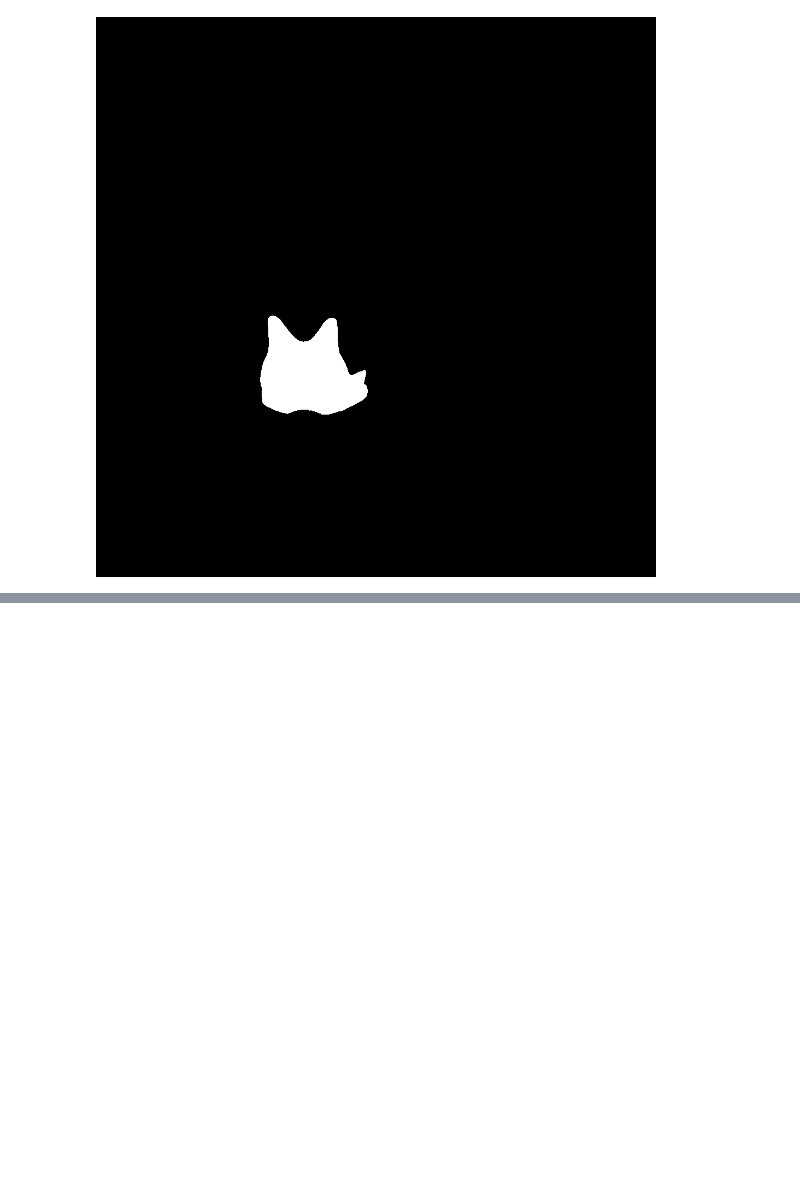
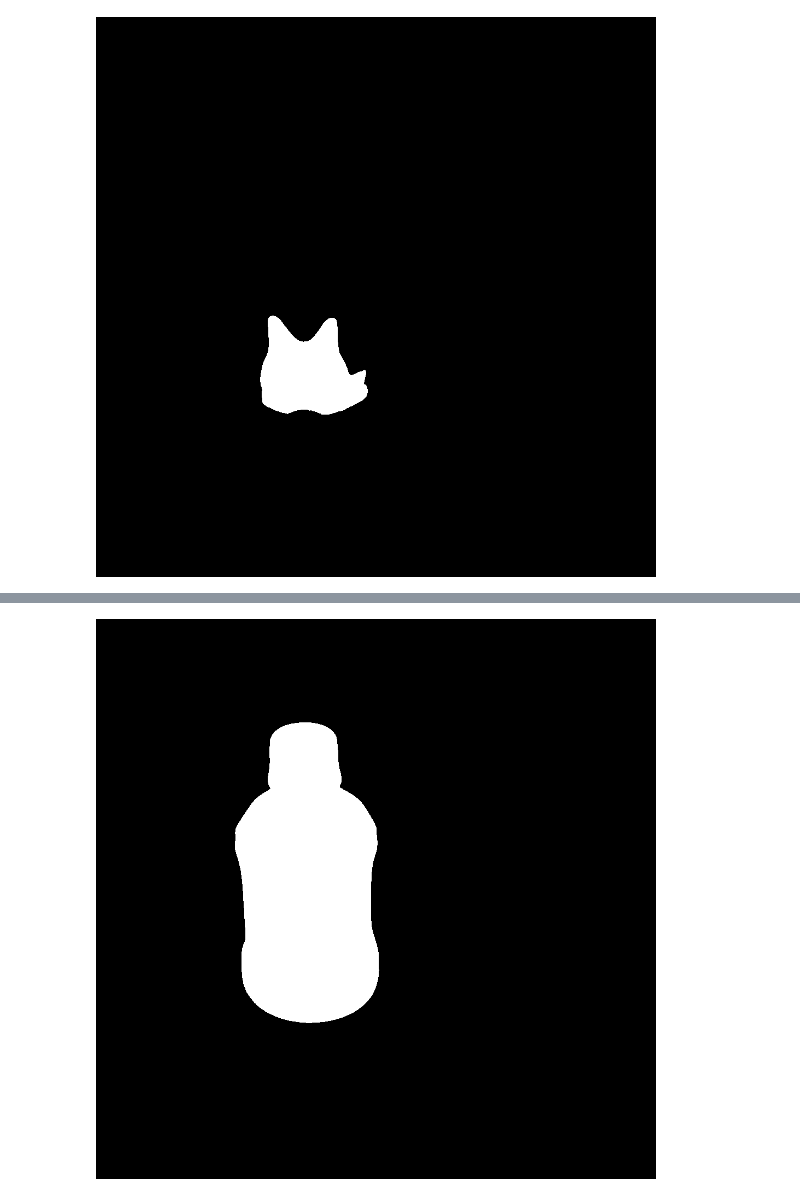
Before and after one commit to Tyaba/segmenter-api, a Jupyter notebook: notebooks/request.ipynb, the cells around one changed output, grey strips where cells are left out. Drawn from its saved outputs; the diff is of its cells as text; code cells hidden in the pictures; blank space fills up the shorter version.

Commit message:
feat: add birefnet, foreground segment ui

```diff
--- a/notebooks/request.ipynb
+++ b/notebooks/request.ipynb
@@ -19,7 +22,8 @@ from segmenter_api.usecase.ui.text2segment import (
 )
 from segmenter_api.utils.image import boolean2image, pil2base64
 # %%
-server_url = "http://localhost:8080/text2segment"
+text2segment_url = "http://localhost:8080/text2segment"
+foreground_segment_url = "http://localhost:8080/foreground_segment"
 # %%
 image_path = Path("tests/data/abema_water.png")
 image = Image.open(image_path)
@@ -61,2 +68,9 @@ mask_images[1]
 # %% [output]
 [figure]
+# %%
+# ForegroundSegment
+foreground_segment_request = ForegroundSegmentRequest(
+    image=image,
+    segmenter_type=SegmenterType.BIREFNET,
+)
+foreground_segment_request_data = foreground_segment_request.model_dump()
@@ -62,0 +83,10 @@ mask_images[1]
+# %%
+foreground_segment_response = requests.post(
+    foreground_segment_url, json=foreground_segment_request_data
+)
+foreground_segment_response_data = foreground_segment_response.json()
+foreground_segment_mask = foreground_segment_response_data["mask"]
+foreground_segment_mask_image = boolean2image(foreground_segment_mask)
+foreground_segment_mask_image
+# %% [output]
+[figure, added]
```
Also changed, not shown: parts of 15 cells of this notebook, 16 other files.
